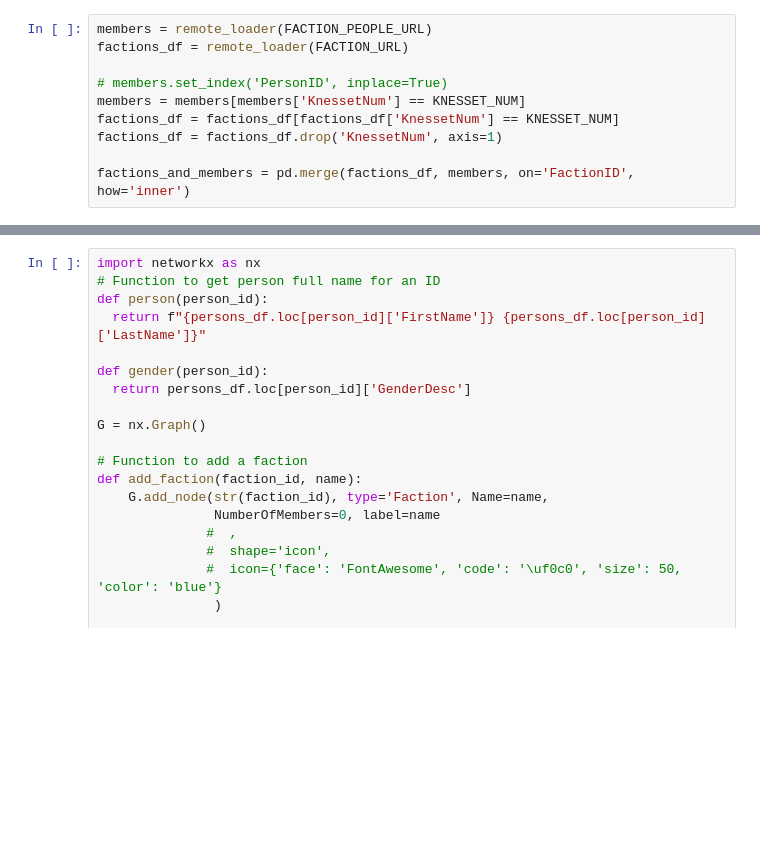
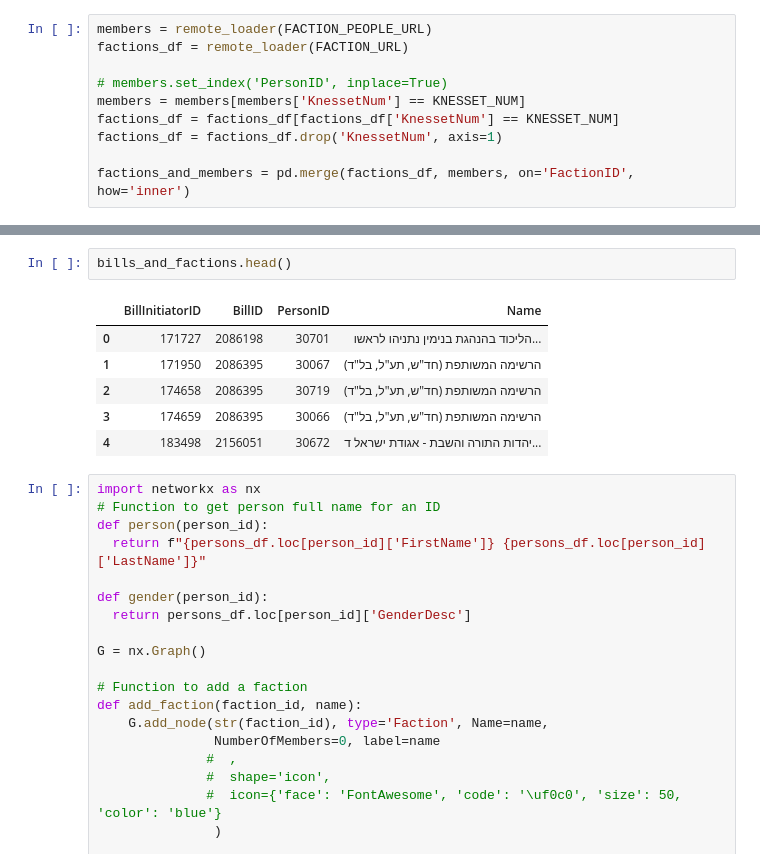
Before and after one commit to moshe-hadad/knesset-network, a Jupyter notebook: knessset_network.ipynb, the cells around one changed output, grey strips where cells are left out. Saved outputs shown, nothing was run; the diff lists cells and outputs as text; blank space fills up the shorter version.

```diff
--- a/knessset_network.ipynb
+++ b/knessset_network.ipynb
@@ -295,3 +306,12 @@ bills_and_factions =  bills_and_factions[['BillInitiatorID', 'BillID', 'PersonID
+# %%
+bills_and_factions.head()
+# %% [output]
+|  | BillInitiatorID | BillID | PersonID | Name |
+| 0 | 171727 | 2086198 | 30701 | הליכוד בהנהגת בנימין נתניהו לראשו... |
+| 1 | 171950 | 2086395 | 30067 | הרשימה המשותפת (חד"ש, תע"ל, בל"ד) |
+| 2 | 174658 | 2086395 | 30719 | הרשימה המשותפת (חד"ש, תע"ל, בל"ד) |
+| 3 | 174659 | 2086395 | 30066 | הרשימה המשותפת (חד"ש, תע"ל, בל"ד) |
+| 4 | 183498 | 2156051 | 30672 | יהדות התורה והשבת - אגודת ישראל ד... |
 # %%
 import networkx as nx
 # Function to get person full name for an ID
```
Also changed, not shown: parts of 5 cells of this notebook.
